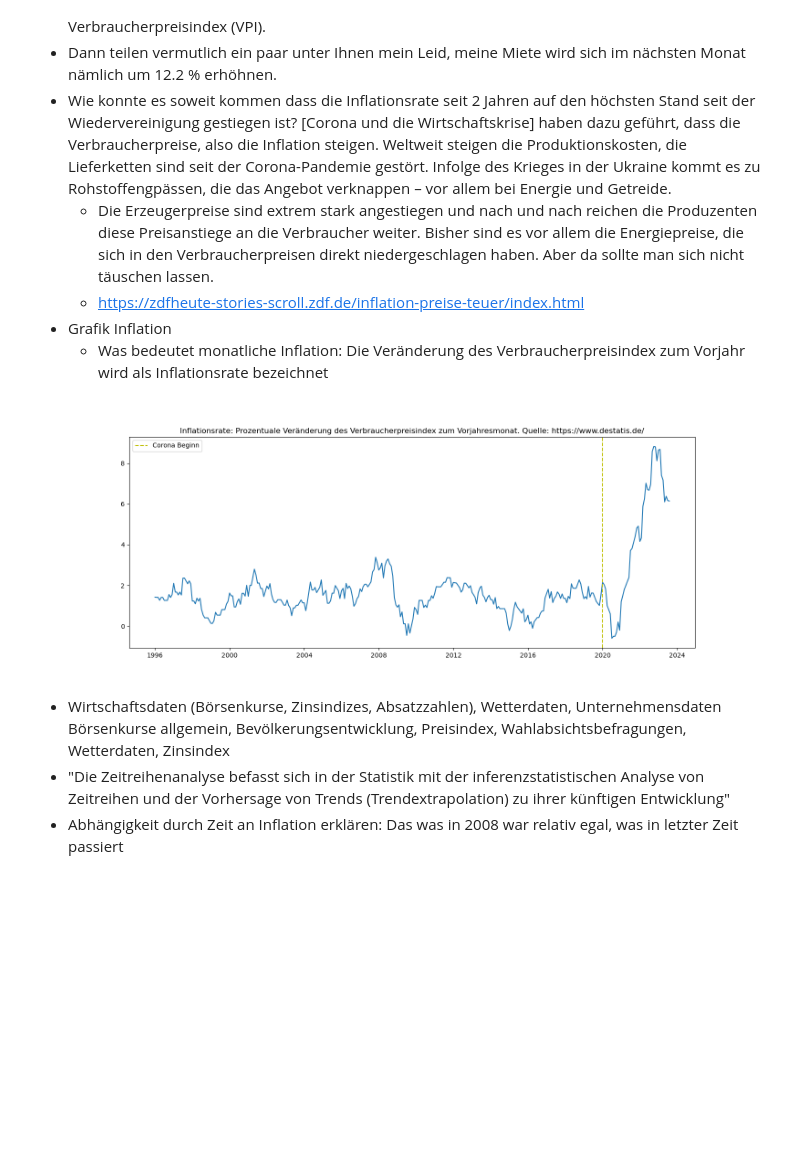
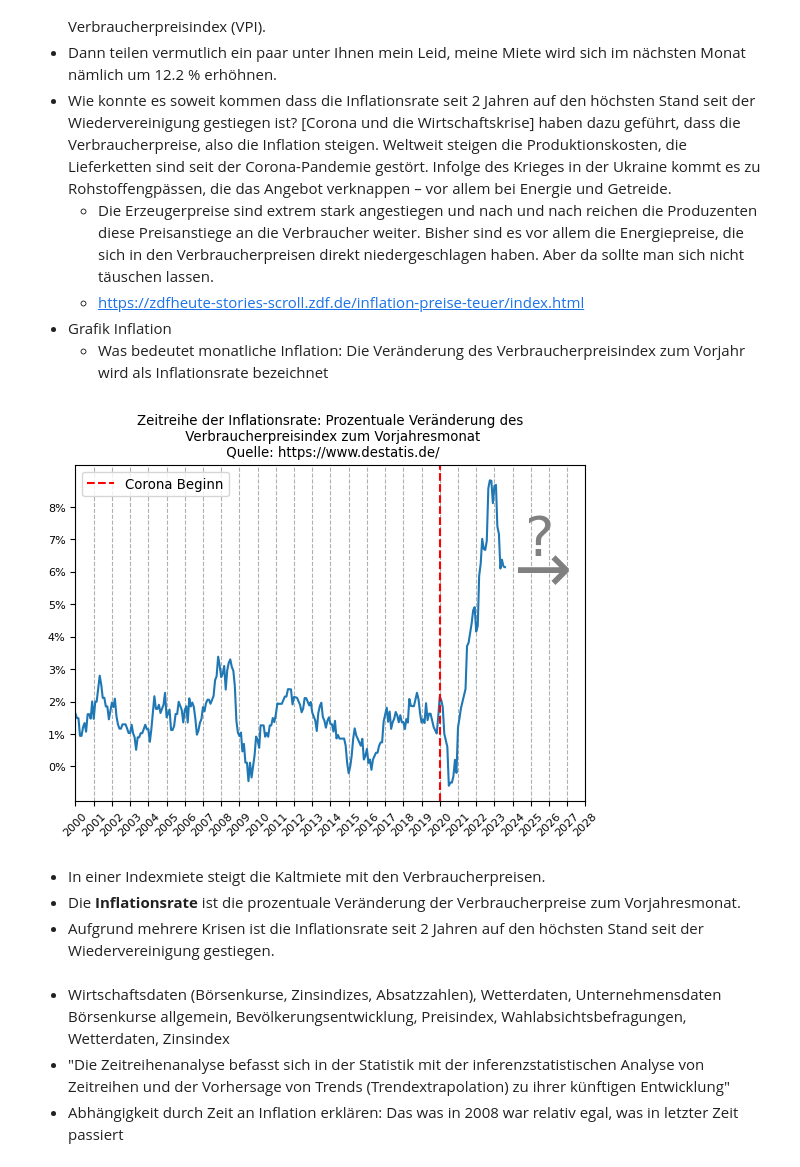
Before and after one commit to FSpanhel/plv_1, a Jupyter notebook: presentation.ipynb, the cells around one changed output. Cells and saved outputs as stored; diff of their text form; code cells hidden in the pictures; blank space fills up the shorter version.

```diff
--- a/presentation.ipynb
+++ b/presentation.ipynb
@@ -107,7 +217,11 @@ mpl.rcParams['font.size'] = 18
-# %%
-plot_inflation(inflation, figsize=(16, 6))
-# %% [output]
-[figure, removed]
+# %%
+plot_inf()
+# %% [output]
+[figure, added]
+# %% [markdown]
+- In einer Indexmiete steigt die Kaltmiete mit den Verbraucherpreisen.
+- Die **Inflationsrate** ist die prozentuale Veränderung der Verbraucherpreise zum Vorjahresmonat.
+- Aufgrund mehrere Krisen ist die Inflationsrate seit 2 Jahren auf den höchsten Stand seit der Wiedervereinigung gestiegen.
 # %% [markdown]
 - Wirtschaftsdaten (Börsenkurse, Zinsindizes, Absatzzahlen), Wetterdaten, Unternehmensdaten
 Börsenkurse allgemein, Bevölkerungsentwicklung, Preisindex, Wahlabsichtsbefragungen, Wetterdaten, Zinsindex
```
Also changed, not shown: parts of 53 cells of this notebook, 4 other files.
